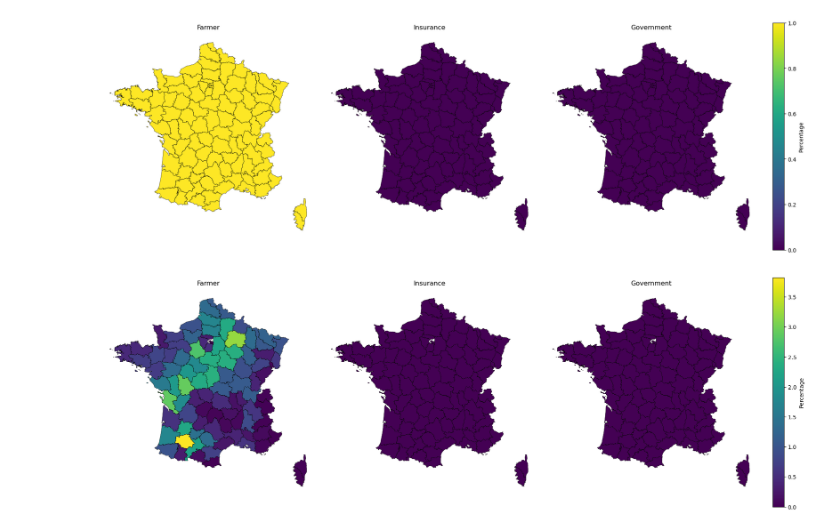
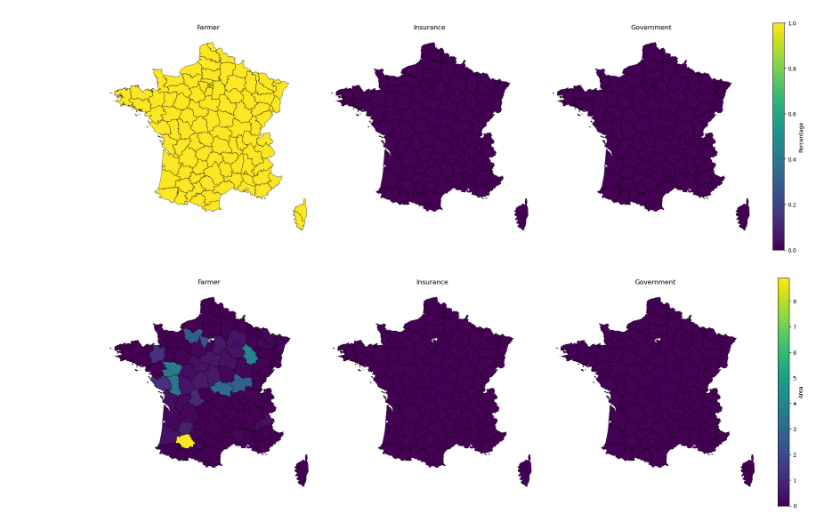
Before and after one commit to arvedluetzen/mus-climada, a Jupyter notebook: notebooks/0416_pipeline-test.ipynb, the cells around one changed output. Cells and saved outputs as stored; diff of their text form; code cells hidden in the pictures.

```diff
--- a/notebooks/0416_pipeline-test.ipynb
+++ b/notebooks/0416_pipeline-test.ipynb
@@ -39,7 +59,7 @@ df = exposure.gdf
 # %%
 from src.data_insurance import get_insurance
 
-df["insurance_level"] = get_insurance(insurance_level=0.3)
+# df["insurance_level"] = get_insurance(insurance_level=0.3)
 # %%
 from src.helpers import comp_impact
 
@@ -112,7 +117,7 @@ comp_who_pays(df["eai"], df["insurance_level"])
 # %%
 from src.helpers import comp_who_pays
 
-df = df.join(comp_who_pays(df["eai"], df["insurance_level"]))
+df = df.join(comp_who_pays(df["eai"], df["insurance"]))
 # %%
 ## Computing Relative Payments
 
@@ -251,32 +256,32 @@ cmap = "viridis"
 # Plot each column
 for ax, col, title in zip(axes, cols, titles):
     df.plot(
         column=col,
         ax=ax,
         cmap=cmap,
         norm=norm,              # ensures shared scale
         edgecolor="black",
         linewidth=0.4
     )
     ax.set_title(title)
     ax.set_axis_off()
 
 # Create a single colorbar
 sm = mpl.cm.ScalarMappable(
     cmap=cmap,
     norm=norm
 )
 sm.set_array([])  # required for older matplotlib versions
 
 cbar = fig.colorbar(
     sm,
     ax=axes,
     orientation="vertical",
     fraction=0.025,
     pad=0.02
 )
-cbar.set_label("Percentage")
+cbar.set_label("Area")
 
 plt.show()
 # %% [output]
-[figure, old version]
+[figure, new version]
```
Also changed, not shown: parts of 9 cells of this notebook, 12 other files.
